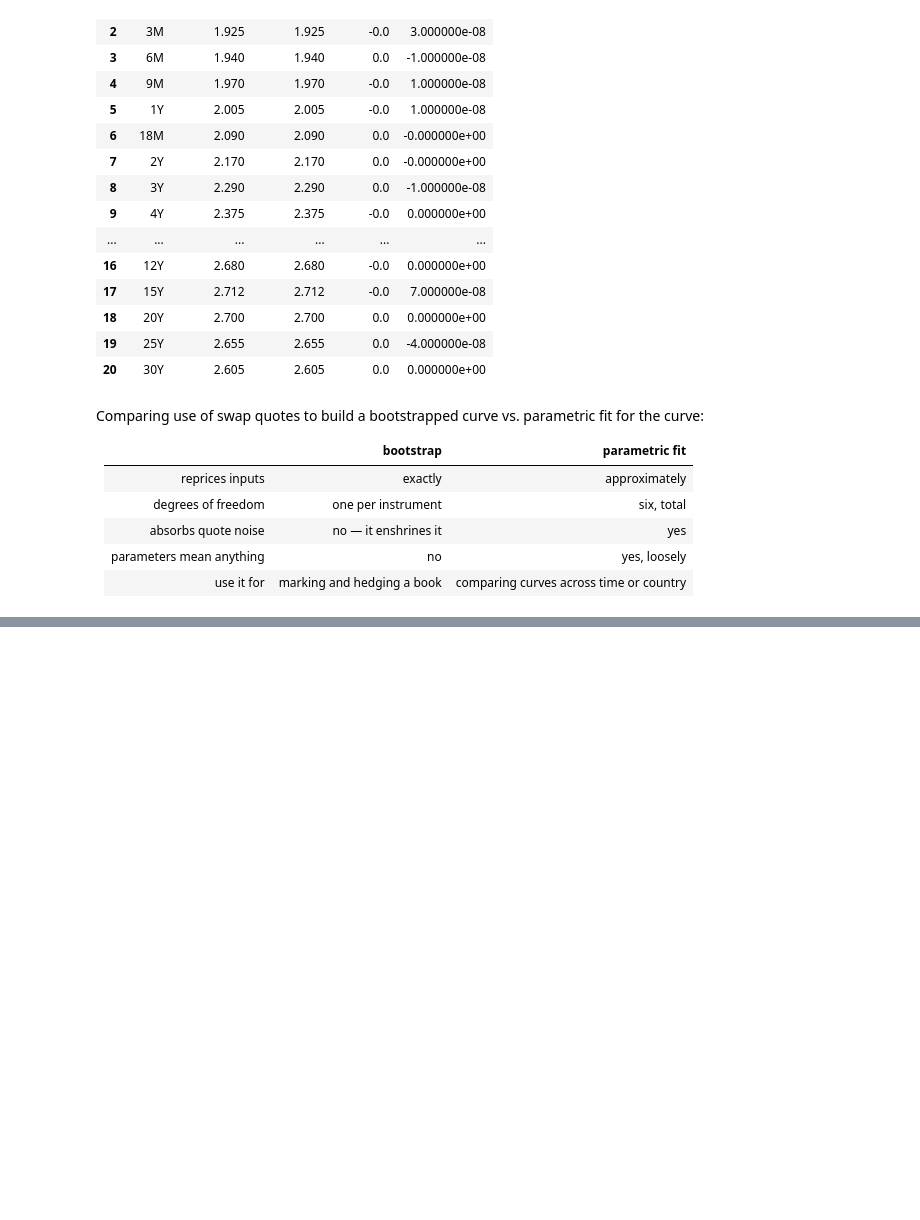
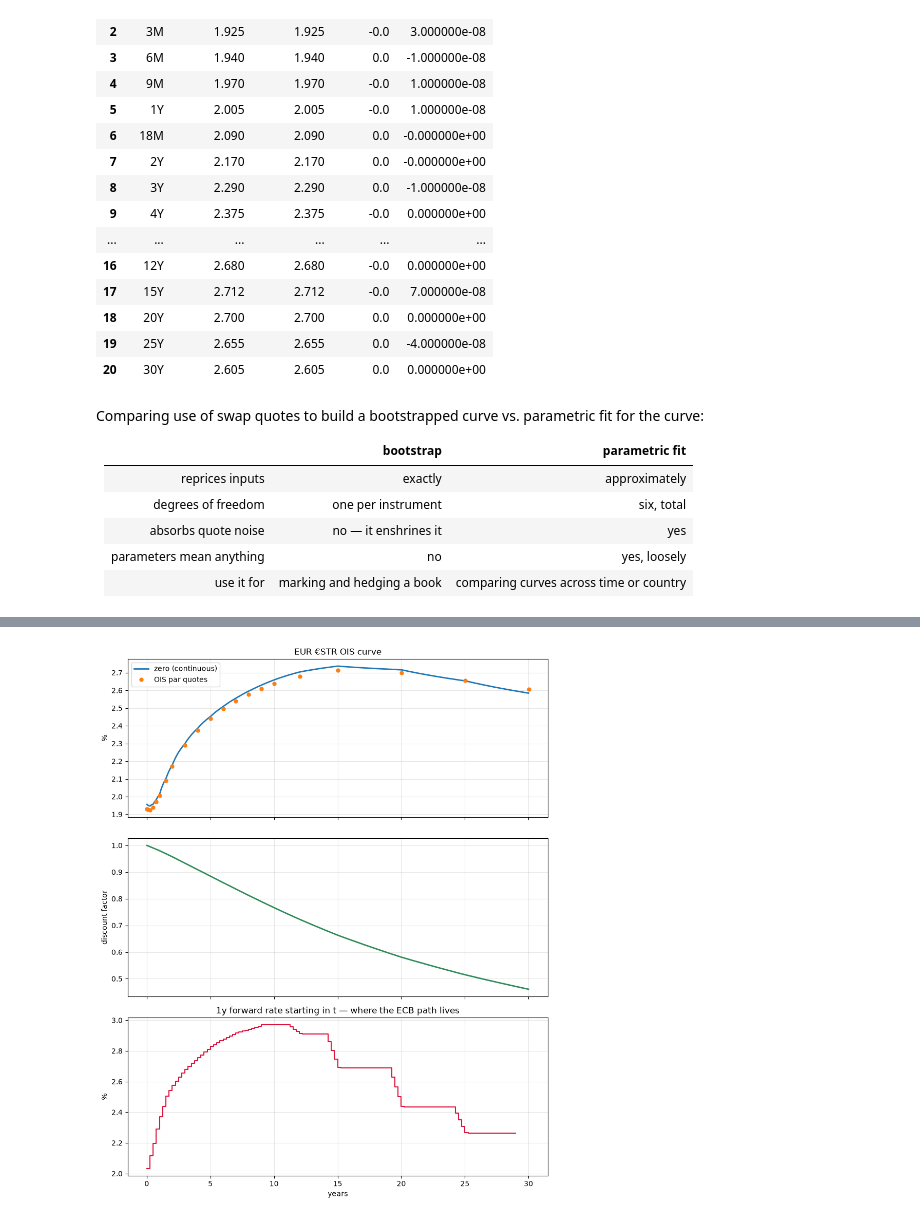
Before and after one commit to scalezen/yield-curve, a Jupyter notebook: notebooks/02_ois_bootstrap.ipynb, the cells around one changed output, grey strips where cells are left out. Cells and saved outputs as stored; diff of their text form; code cells hidden in the pictures; blank space fills up the shorter version.

Commit message:
Add plots of the bootstrapped curve.

```diff
--- a/notebooks/02_ois_bootstrap.ipynb
+++ b/notebooks/02_ois_bootstrap.ipynb
@@ -232,0 +237,19 @@ Comparing use of swap quotes to build a bootstrapped curve vs. parametric fit fo
+# %%
+g = np.linspace(0.02, 30, 600)
+starts = np.arange(0, 29.01, 0.25)
+fwd1y = np.array([curve.forward(s, s+1.0) for s in starts])
+
+fig, ax = plt.subplots(3, 1, figsize=(9, 11), sharex=True)
+ax[0].plot(g, curve.zero(g)*100, lw=2, label='zero (continuous)')
+ax[0].plot([s.maturity for s in swaps], [s.rate*100 for s in swaps], 'o', ms=5, label='OIS par quotes')
+ax[0].set_ylabel('%'); ax[0].legend(); ax[0].set_title('EUR ESTR OIS curve')
+
+ax[1].plot(g, curve.df(g), lw=2, color='seagreen')
+ax[1].set_ylabel('discount factor')
+
+ax[2].step(starts, fwd1y*100, where='post', color='crimson')
+ax[2].set_ylabel('%'); ax[2].set_xlabel('years')
+ax[2].set_title('1y forward rate starting in t — where the ECB path lives')
+plt.tight_layout()
+# %% [output]
+[figure, added]
```
Also changed, not shown: parts of 2 cells of this notebook.
